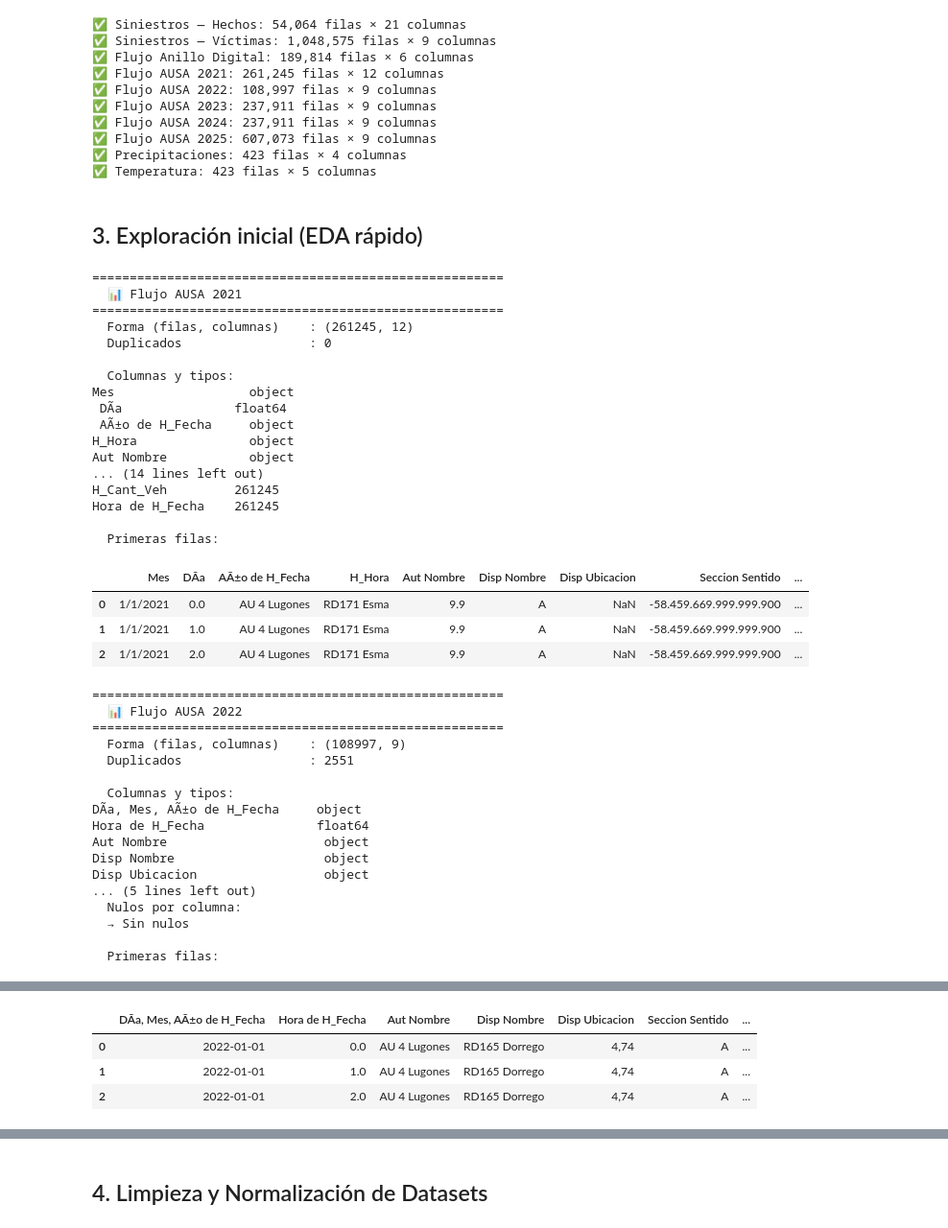
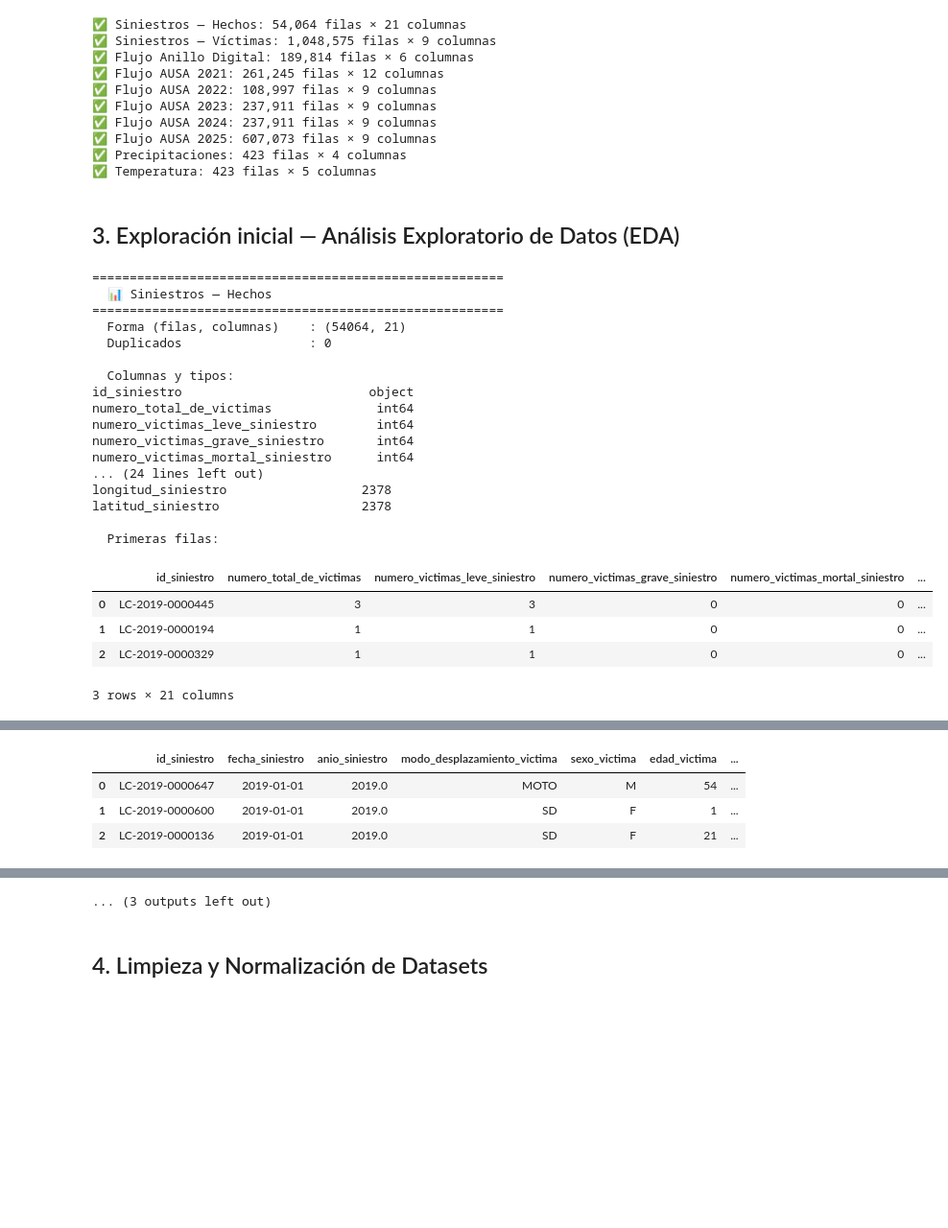
Before and after one commit to valenmendez01/TPO-CienciaDeDatos, a Jupyter notebook: siniestros_viales_pipeline.ipynb, the cells around one changed output, grey strips where cells are left out. Shown at 96% size. Drawn from its saved outputs; the diff is of its cells as text; code cells hidden in the pictures; blank space fills up the shorter version.

```diff
--- a/siniestros_viales_pipeline.ipynb
+++ b/siniestros_viales_pipeline.ipynb
@@ -48,7 +56,7 @@ def cargar_csv(path, nombre, encoding='latin-1', sep=','):
         print(f"⚠️  {nombre}: error al cargar — {e}")
         return None
 
-BASE = "https://raw.githubusercontent.com/valenmendez01/TPO-CienciaDeDatos/main/datasets/"
+BASE = "datasets/"
 
 df_hechos       = cargar_csv(BASE + 'siniestros_viales_hechos.csv',         'Siniestros — Hechos',    sep=';')
 df_victimas     = cargar_csv(BASE + 'siniestros_viales_victimas.csv',       'Siniestros — Víctimas',  sep=';')
@@ -72,7 +80,7 @@ df_temp         = cargar_csv(BASE + 'historico_temperaturas.csv',           'Tem
 ✅ Precipitaciones: 423 filas × 4 columnas
 ✅ Temperatura: 423 filas × 5 columnas
 # %% [markdown]
-## 3. Exploración inicial (EDA rápido)
+## 3. Exploración inicial — Análisis Exploratorio de Datos (EDA)
 # %%
 def explorar(df, nombre):
     # Si el dataframe no se cargó correctamente, avisamos y salimos
@@ -86,70 +94,54 @@ def explorar(df, nombre):
 
     # Filas y columnas del dataset
     print(f"  Forma (filas, columnas)    : {df.shape}")
 
     # Filas exactamente iguales en todas sus columnas
     print(f"  Duplicados                 : {df.duplicated().sum()}")
 
     # Tipo de dato de cada columna (int, float, object, datetime...)
     # Importante para saber si hay columnas numéricas leídas como texto
     print(f"\n  Columnas y tipos:")
     print(df.dtypes.to_string())
 
     # Cantidad de valores faltantes por columna
     # Solo muestra las columnas que tienen al menos un nulo
     print(f"\n  Nulos por columna:")
     nulos = df.isnull().sum()
     print(nulos[nulos > 0].to_string() if nulos.sum() > 0 else "  → Sin nulos")
 
     # Muestra las primeras 3 filas para ver el contenido real
     print(f"\n  Primeras filas:")
     display(df.head(3))
 
-# Exploramos cada dataset cargado
-#explorar(df_hechos,       'Siniestros — Hechos')
-#explorar(df_victimas,     'Siniestros — Víctimas')
-for año, df in {2021: df_ausa_2021, 2022: df_ausa_2022, 2023: df_ausa_2023,
-                2024: df_ausa_2024, 2025: df_ausa_2025}.items():
-    explorar(df, f'Flujo AUSA {año}')
-#explorar(df_flujo_anillo, 'Flujo Anillo Digital')
-#explorar(df_lluvia,       'Precipitaciones')
-#explorar(df_temp,         'Temperatura')
+# Exploramos cada dataset cargado (AUSA: 2022 como representativo de 2022-2025;
+# 2021 tiene estructura distinta y se descarta en la limpieza)
+explorar(df_hechos,       'Siniestros — Hechos')
+explorar(df_victimas,     'Siniestros — Víctimas')
+explorar(df_ausa_2021,    'Flujo AUSA 2021 (estructura rota)')
+explorar(df_ausa_2022,    'Flujo AUSA 2022 (representativo 2022-2025)')
+explorar(df_flujo_anillo, 'Flujo Anillo Digital')
+explorar(df_lluvia,       'Precipitaciones')
+explorar(df_temp,         'Temperatura')
 # %% [output]
 =======================================================
-  📊 Flujo AUSA 2021
+  📊 Siniestros — Hechos
 =======================================================
-  Forma (filas, columnas)    : (261245, 12)
+  Forma (filas, columnas)    : (54064, 21)
   Duplicados                 : 0
 
   Columnas y tipos:
-Mes                  object
- DÃ­a               float64
- AÃ±o de H_Fecha     object
-H_Hora               object
-Aut Nombre           object
-... (14 lines left out)
-H_Cant_Veh         261245
-Hora de H_Fecha    261245
+id_siniestro                         object
+numero_total_de_victimas              int64
+numero_victimas_leve_siniestro        int64
+numero_victimas_grave_siniestro       int64
+numero_victimas_mortal_siniestro      int64
+... (24 lines left out)
+longitud_siniestro                  2378
+latitud_siniestro                   2378
 
   Primeras filas:
-|  | Mes | DÃ­a | AÃ±o de H_Fecha | H_Hora | Aut Nombre | Disp Nombre | Disp Ubicacion | Seccion Sentido | ... |
-| 0 | 1/1/2021 | 0.0 | AU 4 Lugones | RD171 Esma | 9.9 | A | NaN | -58.459.669.999.999.900 | ... |
-| 1 | 1/1/2021 | 1.0 | AU 4 Lugones | RD171 Esma | 9.9 | A | NaN | -58.459.669.999.999.900 | ... |
-| 2 | 1/1/2021 | 2.0 | AU 4 Lugones | RD171 Esma | 9.9 | A | NaN | -58.459.669.999.999.900 | ... |
+|  | id_siniestro | numero_total_de_victimas | numero_victimas_leve_siniestro | numero_victimas_grave_siniestro | numero_victimas_mortal_siniestro | ... |
+| 0 | LC-2019-0000445 | 3 | 3 | 0 | 0 | ... |
+| 1 | LC-2019-0000194 | 1 | 1 | 0 | 0 | ... |
+| 2 | LC-2019-0000329 | 1 | 1 | 0 | 0 | ... |
-=======================================================
-  📊 Flujo AUSA 2022
-=======================================================
-  Forma (filas, columnas)    : (108997, 9)
-  Duplicados                 : 2551
-
-  Columnas y tipos:
-DÃ­a, Mes, AÃ±o de H_Fecha     object
-Hora de H_Fecha               float64
-Aut Nombre                     object
-Disp Nombre                    object
-Disp Ubicacion                 object
-... (5 lines left out)
-  Nulos por columna:
-  → Sin nulos
-
-  Primeras filas:
+3 rows × 21 columns
@@ -156,4 +165,4 @@ Disp Ubicacion                 object
-|  | DÃ­a, Mes, AÃ±o de H_Fecha | Hora de H_Fecha | Aut Nombre | Disp Nombre | Disp Ubicacion | Seccion Sentido | ... |
-| 0 | 2022-01-01 | 0.0 | AU 4 Lugones | RD165 Dorrego | 4,74 | A | ... |
-| 1 | 2022-01-01 | 1.0 | AU 4 Lugones | RD165 Dorrego | 4,74 | A | ... |
-| 2 | 2022-01-01 | 2.0 | AU 4 Lugones | RD165 Dorrego | 4,74 | A | ... |
+|  | id_siniestro | fecha_siniestro | anio_siniestro | modo_desplazamiento_victima | sexo_victima | edad_victima | ... |
+| 0 | LC-2019-0000647 | 2019-01-01 | 2019.0 | MOTO | M | 54 | ... |
+| 1 | LC-2019-0000600 | 2019-01-01 | 2019.0 | SD | F | 1 | ... |
+| 2 | LC-2019-0000136 | 2019-01-01 | 2019.0 | SD | F | 21 | ... |
@@ -223,3 +250,4 @@ H_Cant_Veh                    11
+... (3 outputs left out)
 # %% [markdown]
 ## 4. Limpieza y Normalización de Datasets
 # %% [markdown]
```
Also changed, not shown: parts of 63 cells of this notebook, 13 other files.
